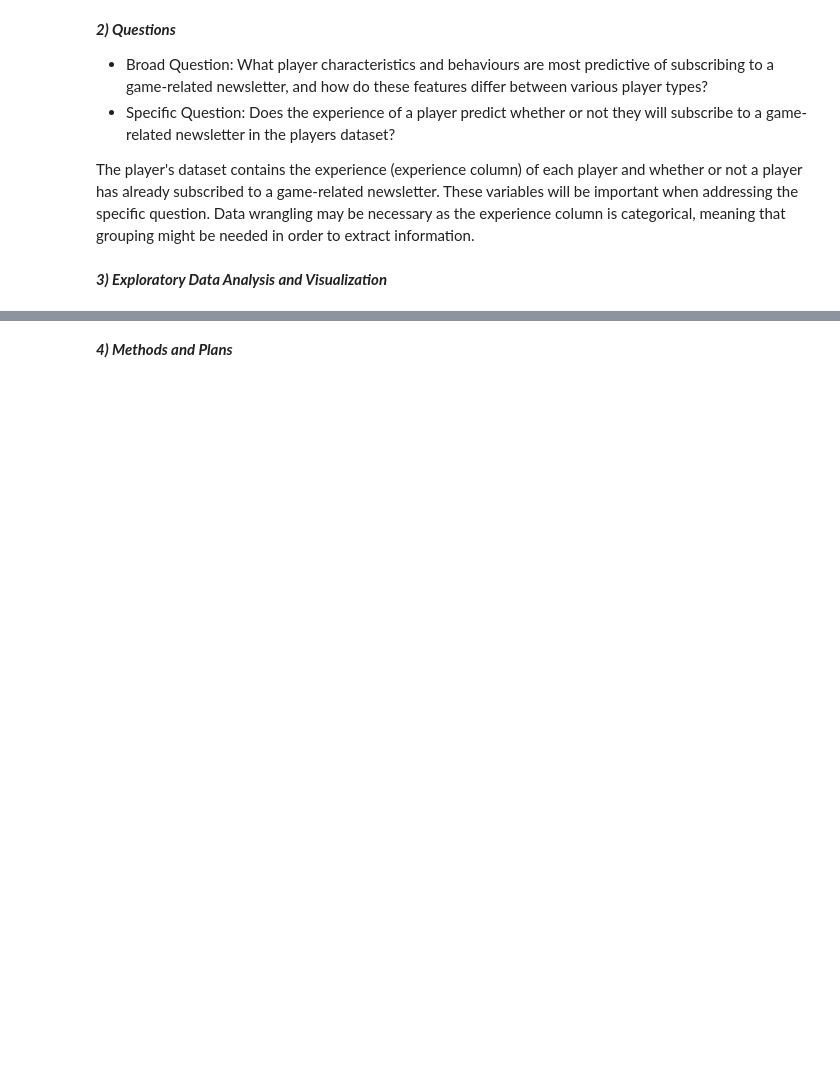
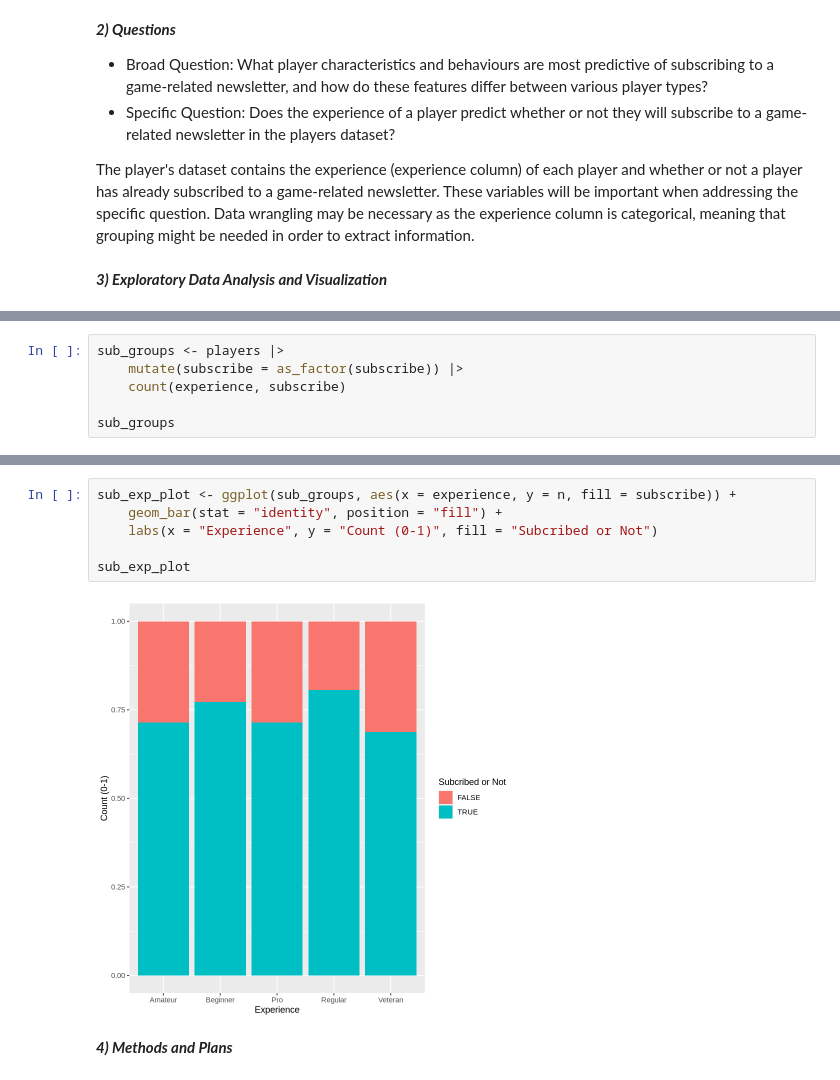
Before and after one commit to annhuynhh/individual_planning_project, a Jupyter notebook: huynh_individual_planning.ipynb, the cells around one changed output, grey strips where cells are left out. Saved outputs shown, nothing was run; the diff lists cells and outputs as text; blank space fills up the shorter version.

```diff
--- a/huynh_individual_planning.ipynb
+++ b/huynh_individual_planning.ipynb
@@ -121,0 +134,6 @@ A tibble: 2 × 2
+# %%
+sub_groups <- players |>
+    mutate(subscribe = as_factor(subscribe)) |>
+    count(experience, subscribe)
+
+sub_groups
@@ -122,2 +154,10 @@ A tibble: 2 × 2
+# %%
+sub_exp_plot <- ggplot(sub_groups, aes(x = experience, y = n, fill = subscribe)) +
+    geom_bar(stat = "identity", position = "fill") +
+    labs(x = "Experience", y = "Count (0-1)", fill = "Subcribed or Not")
+
+sub_exp_plot
+# %% [output]
+[figure, added]
 # %% [markdown]
 ***4) Methods and Plans***
```
Also changed, not shown: parts of 4 cells of this notebook.
